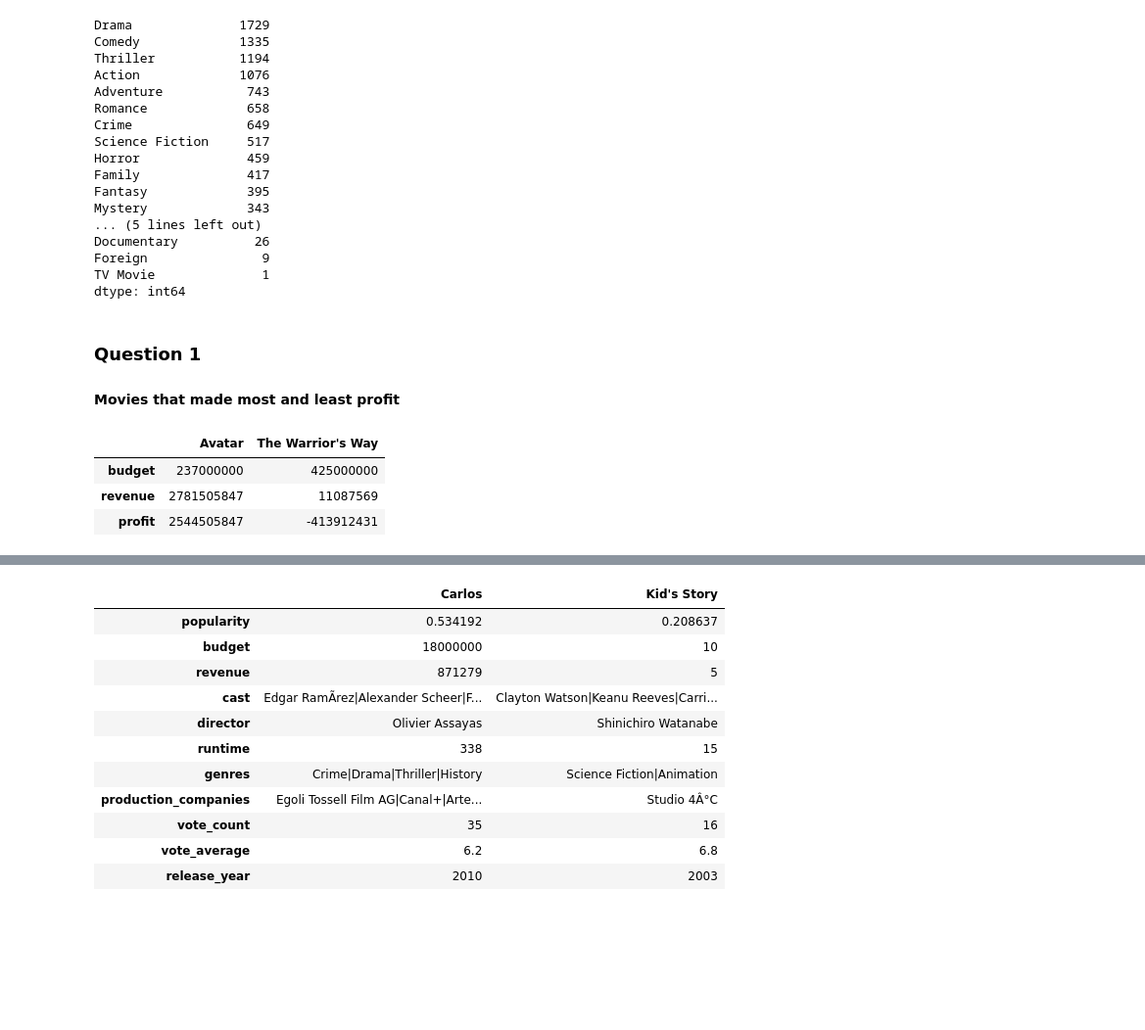
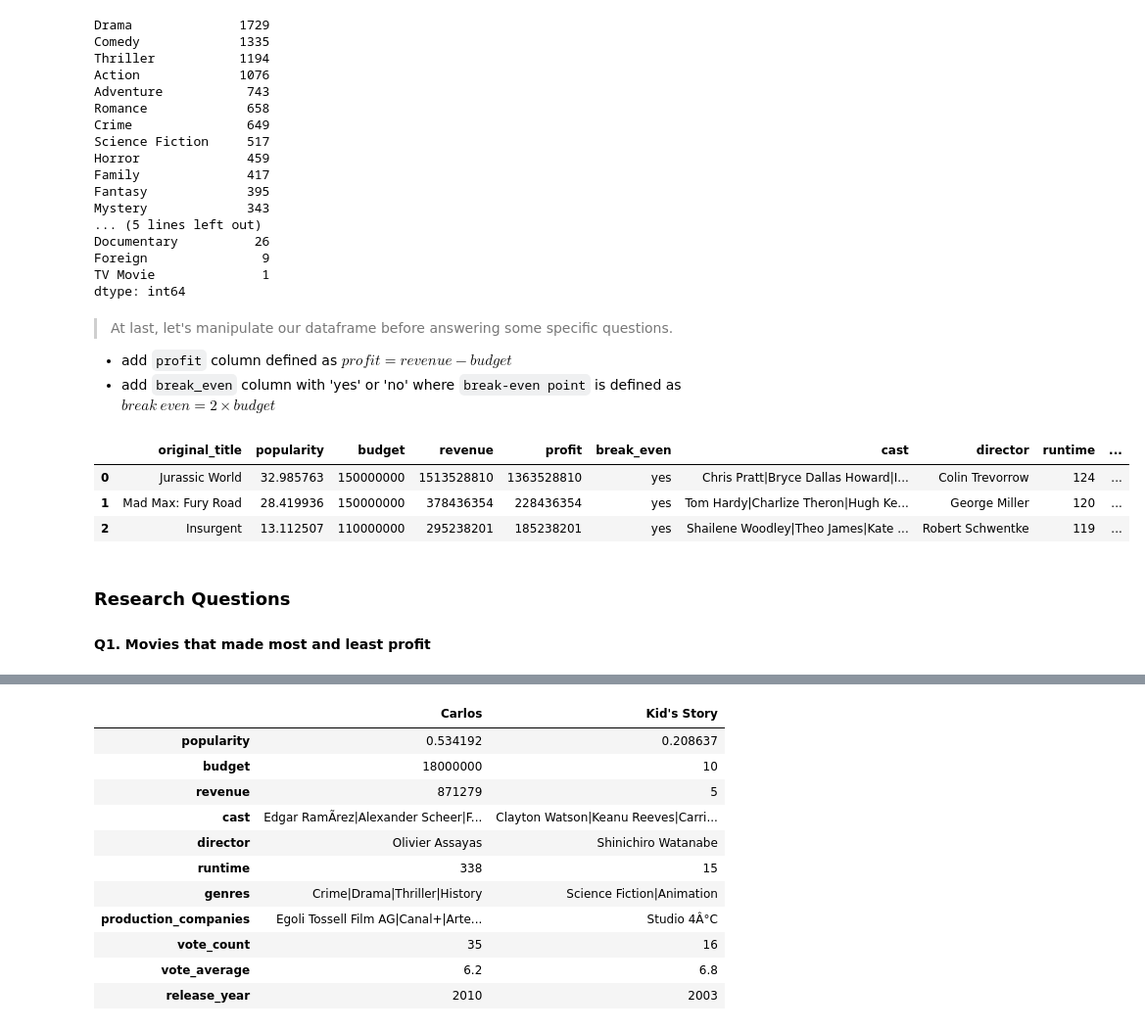
Before and after one commit to Steve-Choi/DAND, a Jupyter notebook: tmdb_project.ipynb, the cells around one changed output, grey strips where cells are left out. Shown: that part at 98% size. Drawn from its saved outputs; the diff is of its cells as text; code cells hidden in the pictures; blank space fills up the shorter version.

```diff
--- a/tmdb_project.ipynb
+++ b/tmdb_project.ipynb
@@ -334,17 +335,25 @@ Documentary          26
 Foreign               9
 TV Movie              1
 dtype: int64
+# %% [markdown]
+> At last, let's manipulate our dataframe before answering some specific questions.<br>
+- add `profit` column defined as $profit = revenue - budget$ <br>
+- add `break_even` column with 'yes' or 'no' where `break-even point` is defined as $ break \ even = 2 \times budget$
+# %%
+# add 'profit' column after revenue column
+df.insert(4,'profit', df['revenue']-df['budget'])
+# %%
+# add 'break_even' column. 'yes' if 'revenue' is greater or equal to twice the budget, else 'no'
+df.insert(5,'break_even', np.where(df['revenue']>=df['budget']*2,'yes','no'))
+# %%
+# check the modified dataframe
+df.head(3)
+# %% [output]
+|  | original_title | popularity | budget | revenue | profit | break_even | cast | director | runtime | ... |
+| 0 | Jurassic World | 32.985763 | 150000000 | 1513528810 | 1363528810 | yes | Chris Pratt|Bryce Dallas Howard|I... | Colin Trevorrow | 124 | ... |
+| 1 | Mad Max: Fury Road | 28.419936 | 150000000 | 378436354 | 228436354 | yes | Tom Hardy|Charlize Theron|Hugh Ke... | George Miller | 120 | ... |
+| 2 | Insurgent | 13.112507 | 110000000 | 295238201 | 185238201 | yes | Shailene Woodley|Theo James|Kate ... | Robert Schwentke | 119 | ... |
 # %% [markdown]
-### Question 1
-#### Movies that made most and least profit
+<a name='questions'></a>
+### Research Questions
+#### Q1. Movies that made most and least profit
-# %%
-#
-cols = ['original_title','budget','revenue']
-df_temp = df[cols]
-df_temp.insert(3,'profit', df['revenue']-df['budget'])
-find_extrema('profit', df_temp)
-# %% [output]
-|  | Avatar | The Warrior's Way |
-| budget | 237000000 | 425000000 |
-| revenue | 2781505847 | 11087569 |
-| profit | 2544505847 | -413912431 |
```
Also changed, not shown: parts of 6 cells of this notebook.
